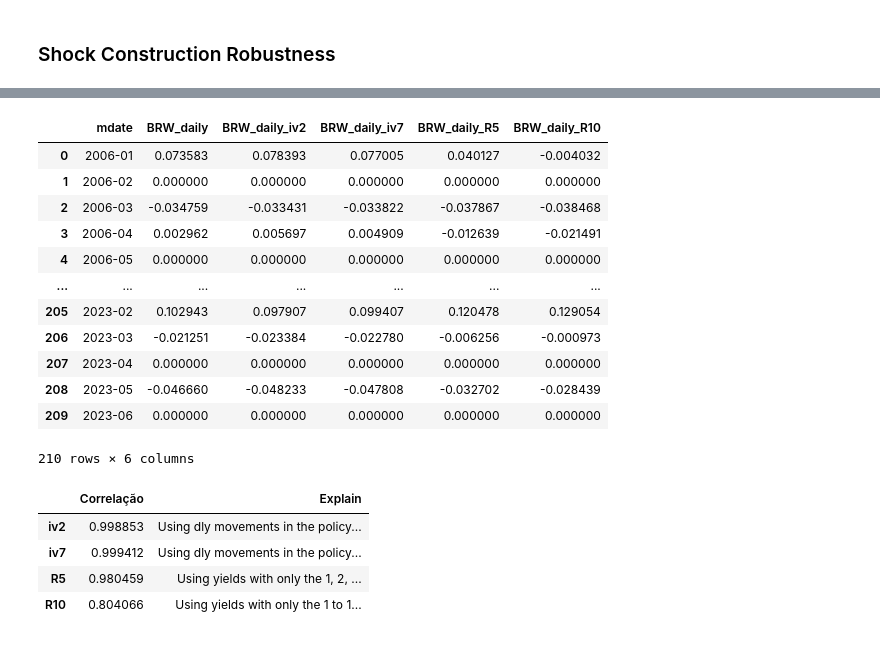
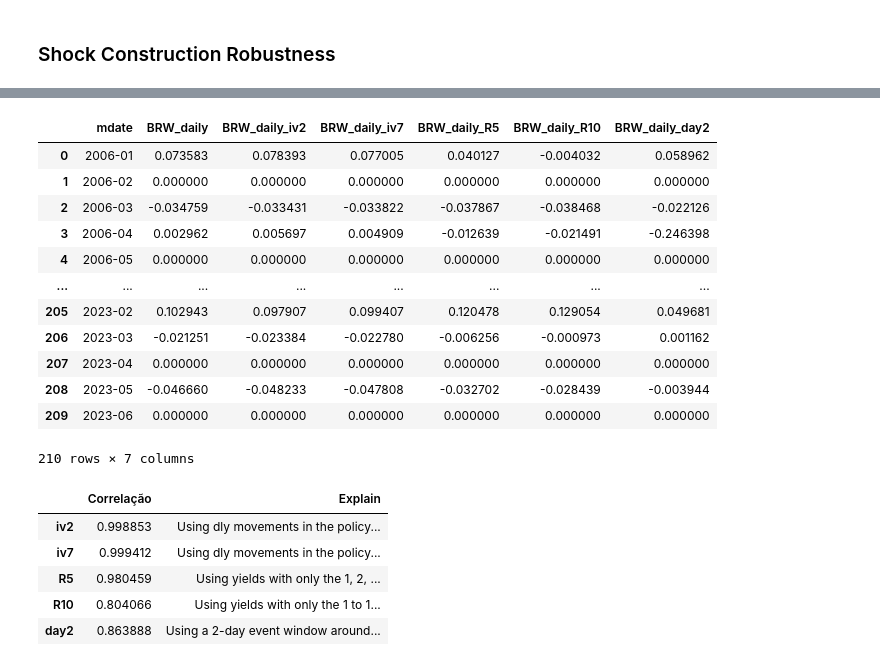
Before and after one commit to araujogab/Monetary-Shocks, a Jupyter notebook: Brasil/BRW/BRW_BR.ipynb, the cells around one changed output, grey strips where cells are left out. Cells and saved outputs as stored; diff of their text form; code cells hidden in the pictures.

```diff
--- a/Brasil/BRW/BRW_BR.ipynb
+++ b/Brasil/BRW/BRW_BR.ipynb
@@ -221,24 +220,3 @@ def step_1 (dataframe, maturities, q):
     return (dataframe)
 # %% [markdown]
 ### Step 2 - Fama and MacBeth
-# %%
-import pandas as pd
-
-# Suponhamos que 'df' seja o seu DataFrame
-# Você pode criar um DataFrame de exemplo para este exemplo
-data = {
-    'col1': [1, 2, 3],
-    'sveny_col1': [4, 5, 6],
-    'col2': [7, 8, 9],
-    'sveny_col2': [10, 11, 12]
-}
-
-df = pd.DataFrame(data)
-
-# Use a função filter para selecionar apenas as colunas que começam com "sveny"
-sveny_columns = df.filter(like='sveny')
-
-
-ultima_coluna = sveny_columns.columns[-1]
-
-ultima_coluna
@@ -441,9 +416,15 @@ renormalization(data_R10)
 
 ### Day2 refers to the BRW shock series aligned using a 2-day event window around COPOM announcement days
 
-
-
-
+data_day2 = data_brw
+for num in list_maturities:
+    col_name = f'SVENY{num}'
+    yield_data[f'{col_name}_d'] = yield_data[col_name] - yield_data[col_name].shift(2)
+selected_columns = yield_data.iloc[:, -30:]
+data_day2 = merged_data.merge(yield_data, on=['date','mdate'], how='inner')
+step_1(data_day2,list_maturities,0)
+data_day2 = step_2(data_day2)
+renormalization(data_day2)
 
 
 columns_2 = data_iv2[['mdate', 'BRW_daily']]
@@ -458,6 +439,8 @@ columns_R5.isetitem(columns_R5.columns.get_loc('mdate'), columns_R5['mdate'].dt.
 columns_R10 = data_R10[['mdate', 'BRW_daily']]
 columns_R10.isetitem(columns_R10.columns.get_loc('mdate'), columns_R10['mdate'].dt.strftime('%Y-%m'))
 
+columns_day2 = data_day2[['mdate', 'BRW_daily']]
+columns_day2.isetitem(columns_day2.columns.get_loc('mdate'), columns_day2['mdate'].dt.strftime('%Y-%m'))
 
 data_monthly = data_monthly.merge(columns_2, on='mdate', how='left', suffixes=['', '_iv2'])
 data_monthly['BRW_daily_iv2'].fillna(0, inplace=True)
@@ -467,6 +450,8 @@ data_monthly = data_monthly.merge(columns_R5, on='mdate', how='left', suffixes =
 data_monthly['BRW_daily_R5'].fillna(0, inplace=True)
 data_monthly = data_monthly.merge(columns_R10, on='mdate', how='left', suffixes = ['', '_R10'])
 data_monthly['BRW_daily_R10'].fillna(0, inplace=True)
+data_monthly = data_monthly.merge(columns_day2, on='mdate', how='left', suffixes = ['', '_day2'])
+data_monthly['BRW_daily_day2'].fillna(0, inplace=True)
 # %% [output]
                           IV-2SLS Estimation Summary
 ==============================================================================
@@ -583,38 +651,41 @@ Notes:
 # %%
 data_monthly
 # %% [output]
-|  | mdate | BRW_daily | BRW_daily_iv2 | BRW_daily_iv7 | BRW_daily_R5 | BRW_daily_R10 |
-| 0 | 2006-01 | 0.073583 | 0.078393 | 0.077005 | 0.040127 | -0.004032 |
-| 1 | 2006-02 | 0.000000 | 0.000000 | 0.000000 | 0.000000 | 0.000000 |
-| 2 | 2006-03 | -0.034759 | -0.033431 | -0.033822 | -0.037867 | -0.038468 |
-| 3 | 2006-04 | 0.002962 | 0.005697 | 0.004909 | -0.012639 | -0.021491 |
-| 4 | 2006-05 | 0.000000 | 0.000000 | 0.000000 | 0.000000 | 0.000000 |
-| ... | ... | ... | ... | ... | ... | ... |
-| 205 | 2023-02 | 0.102943 | 0.097907 | 0.099407 | 0.120478 | 0.129054 |
-| 206 | 2023-03 | -0.021251 | -0.023384 | -0.022780 | -0.006256 | -0.000973 |
-| 207 | 2023-04 | 0.000000 | 0.000000 | 0.000000 | 0.000000 | 0.000000 |
-| 208 | 2023-05 | -0.046660 | -0.048233 | -0.047808 | -0.032702 | -0.028439 |
-| 209 | 2023-06 | 0.000000 | 0.000000 | 0.000000 | 0.000000 | 0.000000 |
+|  | mdate | BRW_daily | BRW_daily_iv2 | BRW_daily_iv7 | BRW_daily_R5 | BRW_daily_R10 | BRW_daily_day2 |
+| 0 | 2006-01 | 0.073583 | 0.078393 | 0.077005 | 0.040127 | -0.004032 | 0.058962 |
+| 1 | 2006-02 | 0.000000 | 0.000000 | 0.000000 | 0.000000 | 0.000000 | 0.000000 |
+| 2 | 2006-03 | -0.034759 | -0.033431 | -0.033822 | -0.037867 | -0.038468 | -0.022126 |
+| 3 | 2006-04 | 0.002962 | 0.005697 | 0.004909 | -0.012639 | -0.021491 | -0.246398 |
+| 4 | 2006-05 | 0.000000 | 0.000000 | 0.000000 | 0.000000 | 0.000000 | 0.000000 |
+| ... | ... | ... | ... | ... | ... | ... | ... |
+| 205 | 2023-02 | 0.102943 | 0.097907 | 0.099407 | 0.120478 | 0.129054 | 0.049681 |
+| 206 | 2023-03 | -0.021251 | -0.023384 | -0.022780 | -0.006256 | -0.000973 | 0.001162 |
+| 207 | 2023-04 | 0.000000 | 0.000000 | 0.000000 | 0.000000 | 0.000000 | 0.000000 |
+| 208 | 2023-05 | -0.046660 | -0.048233 | -0.047808 | -0.032702 | -0.028439 | -0.003944 |
+| 209 | 2023-06 | 0.000000 | 0.000000 | 0.000000 | 0.000000 | 0.000000 | 0.000000 |
-210 rows × 6 columns
+210 rows × 7 columns
 # %%
 
 robustness = {
     'iv2': [data_monthly['BRW_daily'].corr(data_monthly['BRW_daily_iv2']), "Using dly movements in the policy indicator 2-days after COPOM announcement day as IV"],
     'iv7': [data_monthly['BRW_daily'].corr(data_monthly['BRW_daily_iv7']), "Using dly movements in the policy indicator 7-days after COPOM announcement day as IV"],
     'R5': [data_monthly['BRW_daily'].corr(data_monthly['BRW_daily_R5']), "Using yields with only the 1, 2, 5, 10, 30-year maturities as outcome variables"],
     'R10': [data_monthly['BRW_daily'].corr(data_monthly['BRW_daily_R10']), "Using yields with only the 1 to 10-year maturities as outcome variables"],
+    'day2': [data_monthly['BRW_daily'].corr(data_monthly['BRW_daily_day2']), "Using a 2-day event window around COPOM announcement days"],
+
 }
 
 rob = pd.DataFrame.from_dict(robustness, orient='index', columns=[['Correlação','Explain']])
 
 # Imprimir o DataFrame
 rob
 # %% [output]
 |  | Correlação | Explain |
 | iv2 | 0.998853 | Using dly movements in the policy... |
 | iv7 | 0.999412 | Using dly movements in the policy... |
 | R5 | 0.980459 | Using yields with only the 1, 2, ... |
 | R10 | 0.804066 | Using yields with only the 1 to 1... |
+| day2 | 0.863888 | Using a 2-day event window around... |
 # %%
 subset_data = data_monthly
 
```
Also changed, not shown: parts of 6 cells of this notebook.
